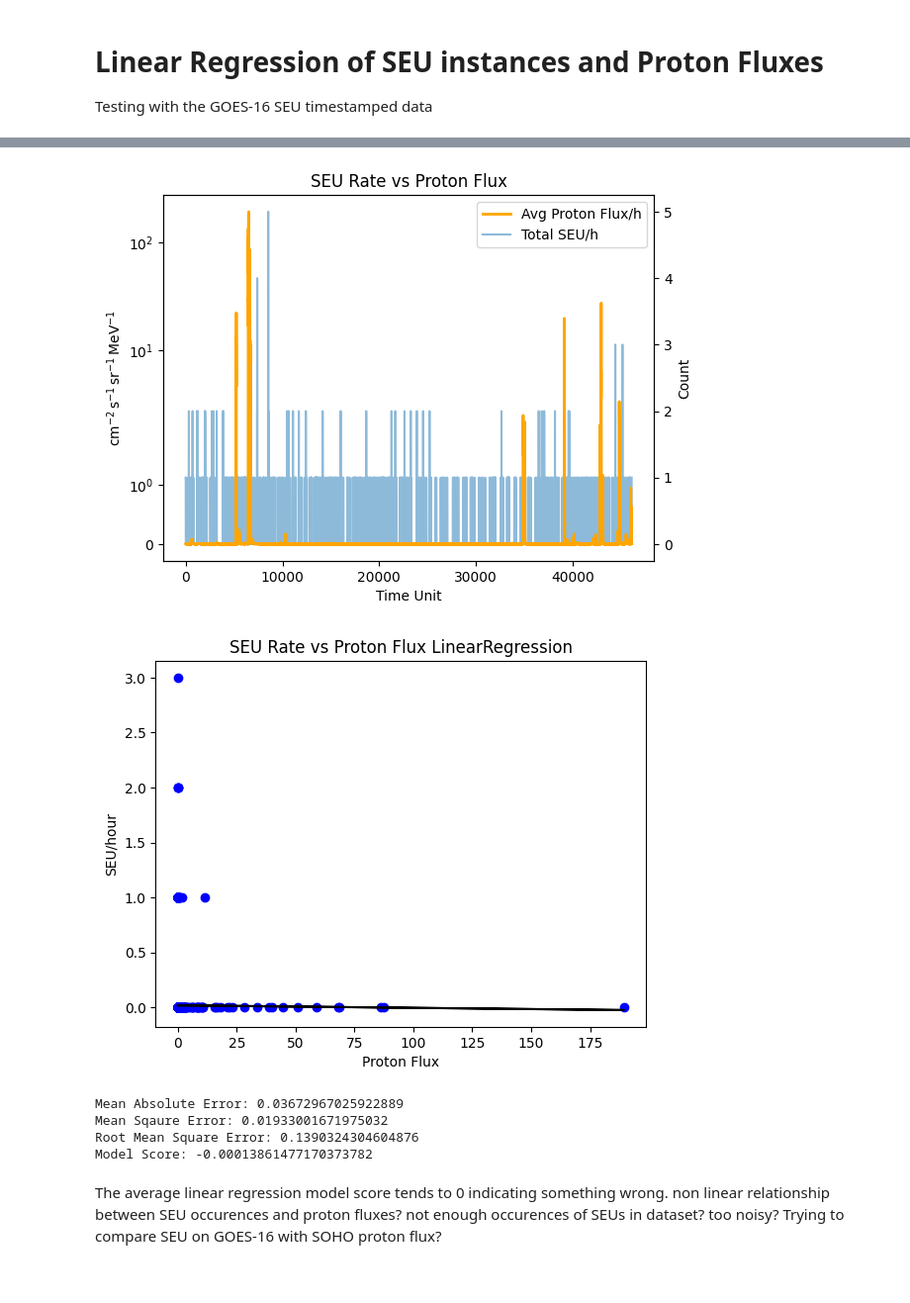
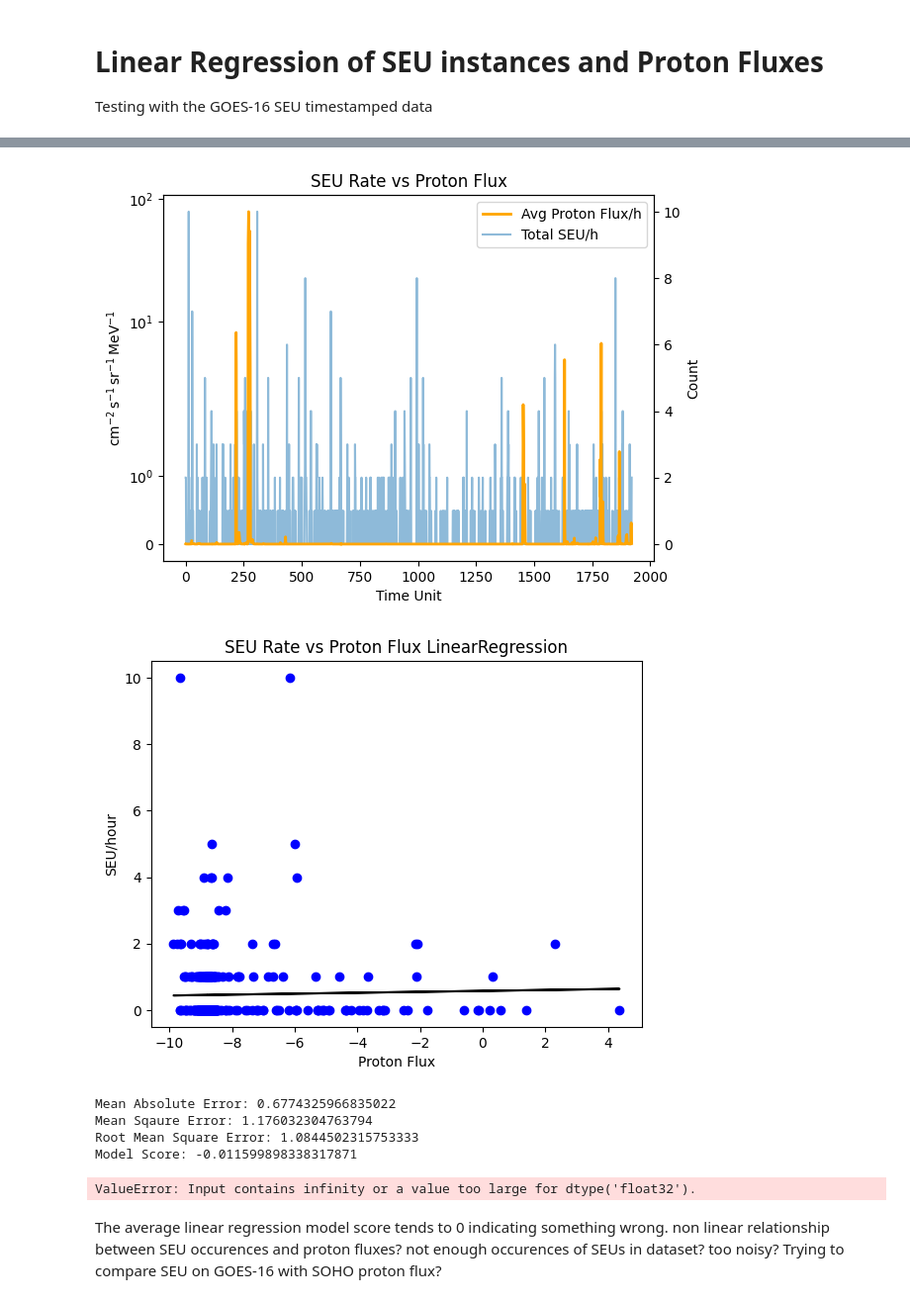
Before and after one commit to Lewis-Adkins/SWLG, a Jupyter notebook: SWLG_Code/code/seu_predict_ml.ipynb, the cells around one changed output, grey strips where cells are left out. Shown at 99% size. Drawn from its saved outputs; the diff is of its cells as text; code cells hidden in the pictures.

Commit message:
Add files via upload
added goes-13 flux data

```diff
--- a/SWLG_Code/code/seu_predict_ml.ipynb
+++ b/SWLG_Code/code/seu_predict_ml.ipynb
@@ -228,7 +220,8 @@ Testing with the GOES-16 SEU timestamped data
 # %%
 goes_16_seu_df = pd.read_excel("data/seu_timestamp/g16_g17_exs_spw.xlsx", sheet_name= "g16_exs_spw" )
 
-goes_16_proton_flux = pd.read_csv("data/enviromental/proton_flux_2016Dec-2022Mar_EPHINSOHO.lst", header = None, names = ['Year', 'DOY', 'Hour', 'P4', 'P8', 'P25', 'P41'], sep = "\s+")
+goes_16_proton_flux = pd.read_csv("data/enviromental/ephin-soho/proton_flux_2016Dec-2022Mar_EPHINSOHO.lst", header = None, names = ['Year', 'DOY', 'Hour', 'P4', 'P8', 'P25', 'P41'], sep = "\s+")
 goes_16_proton_flux = Integrating_Flux(goes_16_proton_flux)
 
 goes_16_proton_flux_phases = Find_Proton_Flux_Phases(goes_16_proton_flux, 200, "goes16_proton_flux_phases")
+goes_16_proton_flux
@@ -235,8 +242,8 @@ goes_16_proton_flux_phases = Find_Proton_Flux_Phases(goes_16_proton_flux, 200, "
 # %%
 goes_16_seu_df["Count"] = np.ones(goes_16_seu_df.shape[0])
 
-goes_16_seu_rate_df = goes_16_seu_df.groupby(pd.Grouper(key= "Datetime", freq = "h")).sum()
-goes_16_proton_flux_mean = goes_16_proton_flux.groupby(pd.Grouper(key = "Timestamp", freq = "h")).mean()
+goes_16_seu_rate_df = goes_16_seu_df.groupby(pd.Grouper(key= "Datetime", freq = "D")).sum()
+goes_16_proton_flux_mean = goes_16_proton_flux.groupby(pd.Grouper(key = "Timestamp", freq = "D")).mean()
 
 
 
@@ -273,32 +280,32 @@ line1 = ax1.plot(
 
 # -----------------------------------
 # RIGHT AXIS (BACK)
 # -----------------------------------
 
 ax2 = ax1.twinx()
 
 ax2.set_zorder(1)
 
 ax2.set_ylabel("Count")
 
 line2 = ax2.plot(
     np.arange(0, goes_16_seu_rate_df.shape[0], 1),
     goes_16_seu_rate_df["Count"],
     alpha=0.5,
     label="Total SEU/h",
     zorder=1
 )
 
 # -----------------------------------
 # LEGEND
 # -----------------------------------
 
 lines = line1 + line2
 labels = [l.get_label() for l in lines]
 
 ax1.legend(lines, labels)
 
 plt.show()
 # %% [output]
-[figure, old version]
+[figure, new version]
 # %%
@@ -310,15 +316,17 @@ y = proton_flux_seu_rate_df["SEU/h"].to_numpy()
 X_train, X_test, y_train, y_test = sk.model_selection.train_test_split(X,y,test_size = .20)
 # %%
 def Lin_Fit_SEU_Rate_Proton_Flux(a_X_train, a_X_test, a_y_train, a_y_test, a_model):
+    a_X_test = np.log(a_X_test)
+    a_X_train= np.log(a_X_train)
 
     a_model.fit(a_X_train, a_y_train)
     y_pred = a_model.predict(a_X_test)
-    plt.scatter(a_X_test, a_y_test, color = "b")
-    plt.xlabel("Proton Flux")
-    plt.title("SEU Rate vs Proton Flux " +type(a_model).__name__)
-    plt.ylabel("SEU/hour")
-
-    plt.plot(a_X_test, y_pred, color = 'k')
+    fig, ax = plt.subplots()
+    ax.scatter(a_X_test, a_y_test, color = "b")
+    ax.set_xlabel("Proton Flux")
+    ax.set_title("SEU Rate vs Proton Flux " +type(a_model).__name__)
+    ax.set_ylabel("SEU/hour")
+    ax.plot(a_X_test, y_pred, color = 'k')
     plt.show()
 
     print("Mean Absolute Error:", sk.metrics.mean_absolute_error(y_true= y_test, y_pred = y_pred))
@@ -328,11 +336,18 @@ def Lin_Fit_SEU_Rate_Proton_Flux(a_X_train, a_X_test, a_y_train, a_y_test, a_mod
 
 Lin_Fit_SEU_Rate_Proton_Flux(X_train, X_test, y_train, y_test, sk.linear_model.LinearRegression())
 # %% [output]
-[figure, old version]
+[figure, new version]
-Mean Absolute Error: 0.03672967025922889
-Mean Sqaure Error: 0.01933001671975032
-Root Mean Square Error: 0.1390324304604876
-Model Score: -0.00013861477170373782
+Mean Absolute Error: 0.6774325966835022
+Mean Sqaure Error: 1.176032304763794
+Root Mean Square Error: 1.0844502315753333
+Model Score: -0.011599898338317871
+# %%
+from sklearn.compose import TransformedTargetRegressor as ttr
+
+regr = ttr(regressor = sk.linear_model.LinearRegression(), func = np.log, inverse_func= np.exp)
+regr.fit(X_train, y_train)
+# %% [output]
+ValueError: Input contains infinity or a value too large for dtype('float32').
 # %% [markdown]
 The average linear regression model score tends to 0 indicating something wrong. non linear relationship between SEU occurences and proton fluxes? not enough occurences of SEUs in dataset? too noisy? Trying to compare SEU on GOES-16 with SOHO proton flux?
 # %% [markdown]
```
Also changed, not shown: parts of 6 cells of this notebook, 10 other files.
